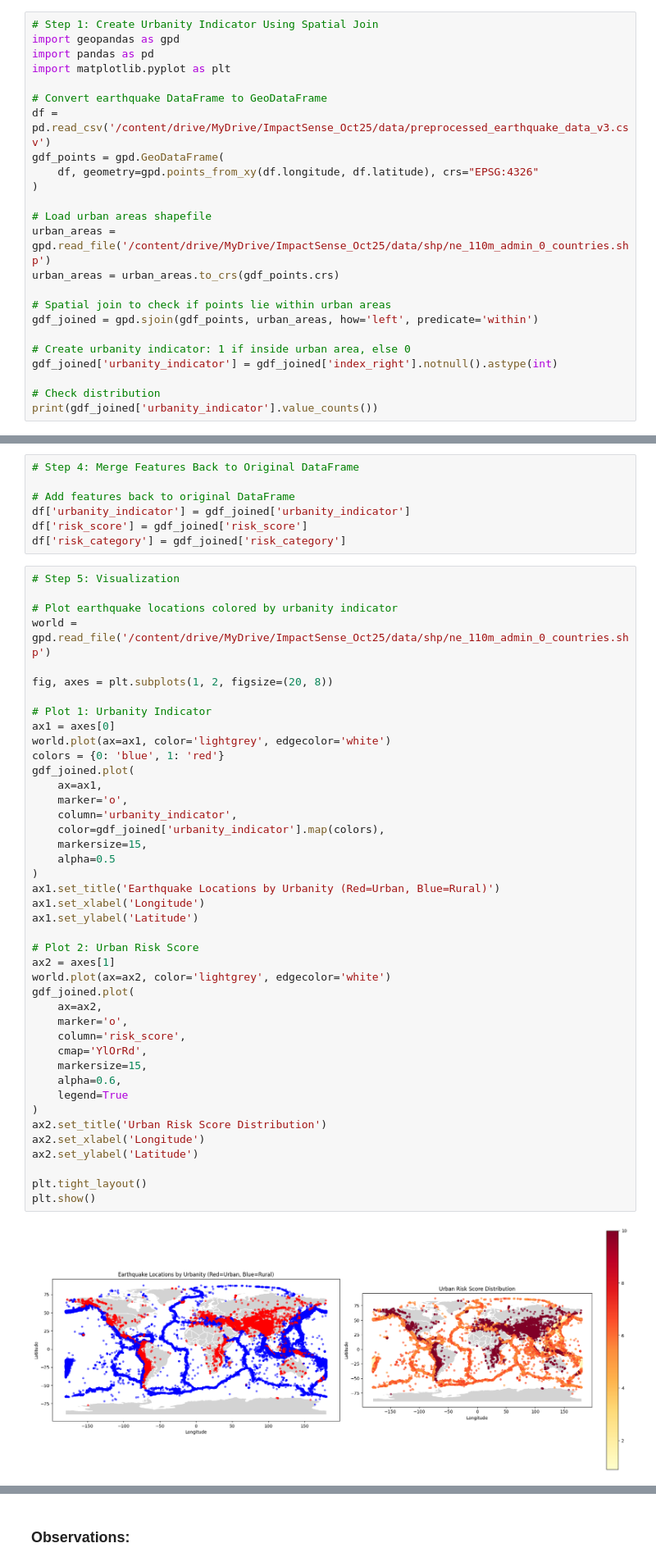
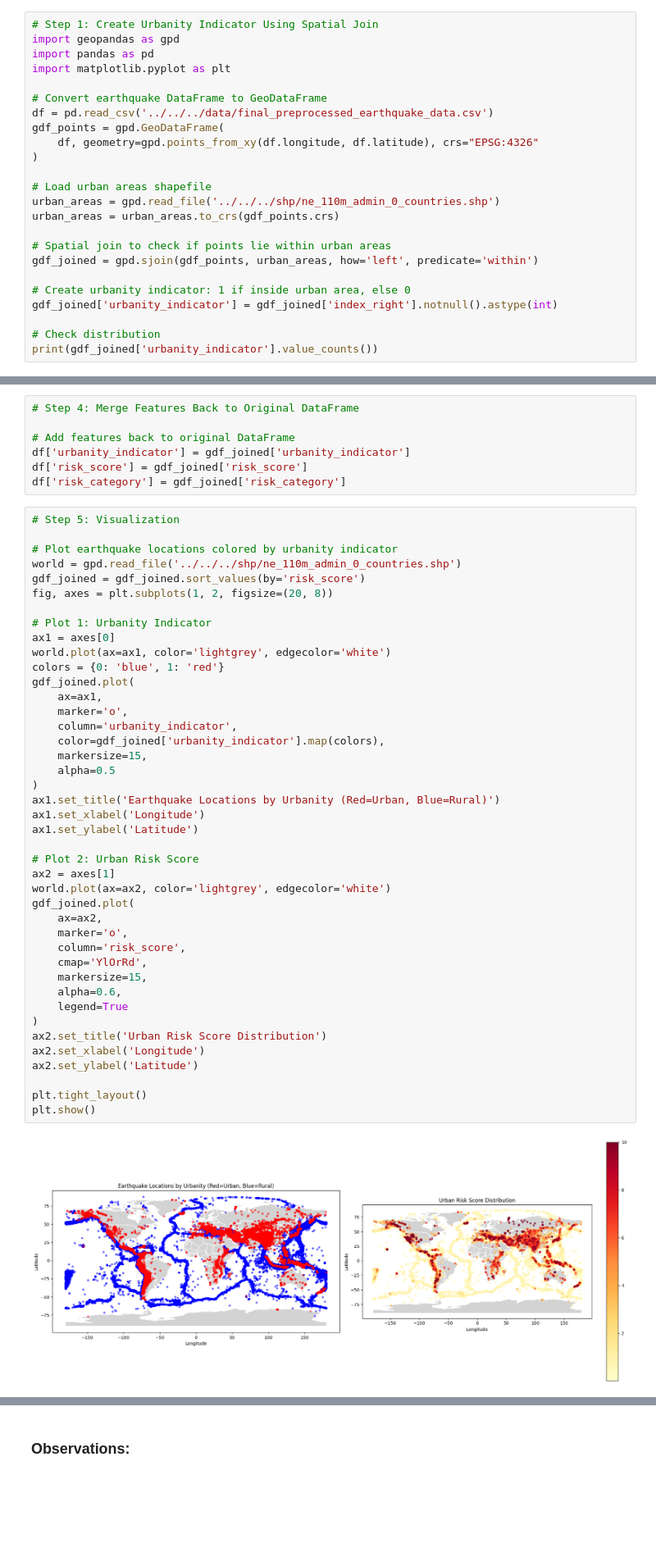
Before and after one commit to ImpactsenseAI-Intern-Project-OCT25/impactsenseAI-Infosys-Intern-project, a Jupyter notebook: milestone_2/week_4/Day_15/urban_area_indicator.ipynb, the cells around one changed output, grey strips where cells are left out. Shown at 82% size. Cells and saved outputs as stored; diff of their text form; blank space fills up the shorter version.

```diff
--- a/milestone_2/week_4/Day_15/urban_area_indicator.ipynb
+++ b/milestone_2/week_4/Day_15/urban_area_indicator.ipynb
@@ -28,13 +28,13 @@ import pandas as pd
 import matplotlib.pyplot as plt
 
 # Convert earthquake DataFrame to GeoDataFrame
-df = pd.read_csv('/content/drive/MyDrive/ImpactSense_Oct25/data/preprocessed_earthquake_data_v3.csv')
+df = pd.read_csv('../../../data/final_preprocessed_earthquake_data.csv')
 gdf_points = gpd.GeoDataFrame(
     df, geometry=gpd.points_from_xy(df.longitude, df.latitude), crs="EPSG:4326"
 )
 
 # Load urban areas shapefile
-urban_areas = gpd.read_file('/content/drive/MyDrive/ImpactSense_Oct25/data/shp/ne_110m_admin_0_countries.shp')
+urban_areas = gpd.read_file('../../../shp/ne_110m_admin_0_countries.shp')
 urban_areas = urban_areas.to_crs(gdf_points.crs)
 
 # Spatial join to check if points lie within urban areas
@@ -123,8 +123,8 @@ df['risk_category'] = gdf_joined['risk_category']
 # Step 5: Visualization
 
 # Plot earthquake locations colored by urbanity indicator
-world = gpd.read_file('/content/drive/MyDrive/ImpactSense_Oct25/data/shp/ne_110m_admin_0_countries.shp')
-
+world = gpd.read_file('../../../shp/ne_110m_admin_0_countries.shp')
+gdf_joined = gdf_joined.sort_values(by='risk_score')
 fig, axes = plt.subplots(1, 2, figsize=(20, 8))
 
 # Plot 1: Urbanity Indicator
@@ -135,34 +135,34 @@ gdf_joined.plot(
     ax=ax1,
     marker='o',
     column='urbanity_indicator',
     color=gdf_joined['urbanity_indicator'].map(colors),
     markersize=15,
     alpha=0.5
 )
 ax1.set_title('Earthquake Locations by Urbanity (Red=Urban, Blue=Rural)')
 ax1.set_xlabel('Longitude')
 ax1.set_ylabel('Latitude')
 
 # Plot 2: Urban Risk Score
 ax2 = axes[1]
 world.plot(ax=ax2, color='lightgrey', edgecolor='white')
 gdf_joined.plot(
     ax=ax2,
     marker='o',
     column='risk_score',
     cmap='YlOrRd',
     markersize=15,
     alpha=0.6,
     legend=True
 )
 ax2.set_title('Urban Risk Score Distribution')
 ax2.set_xlabel('Longitude')
 ax2.set_ylabel('Latitude')
 
 plt.tight_layout()
 plt.show()
 # %% [output]
-[figure, old version]
+[figure, new version]
 # %%
 df.info()
 # %% [output]
```
Also changed, not shown: parts of 5 cells of this notebook, 2 other files.
